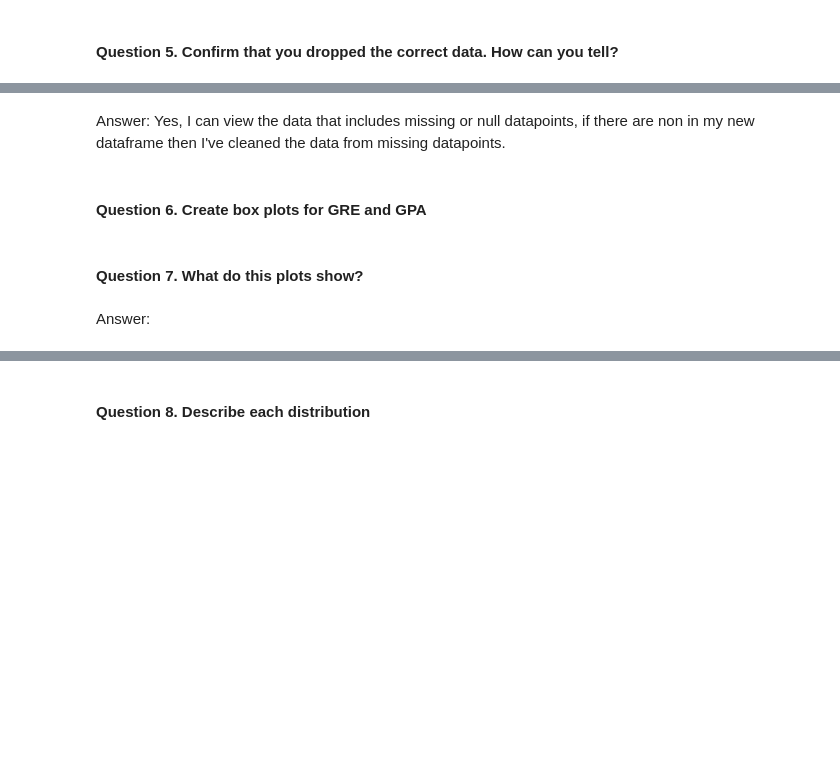
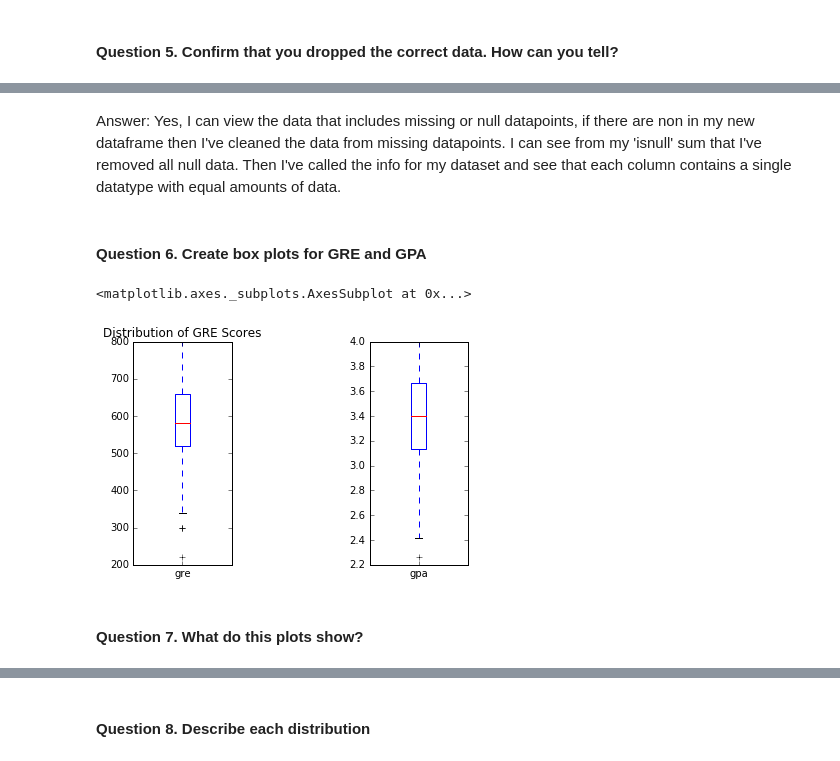
Before and after one commit to themp731/Projects, a Jupyter notebook: Project 2/project2.MP.ipynb, the cells around one changed output, grey strips where cells are left out. Saved outputs shown, nothing was run; the diff lists cells and outputs as text; code cells hidden in the pictures; blank space fills up the shorter version.

```diff
--- a/Project 2/project2.MP.ipynb
+++ b/Project 2/project2.MP.ipynb
@@ -69,4 +99,4 @@ df_clean = df_raw.dropna(how="any")
 # %% [markdown]
-Answer: Yes, I can view the data that includes missing or null datapoints, if there are non in my new dataframe then I've cleaned the data from missing datapoints.
+Answer: Yes, I can view the data that includes missing or null datapoints, if there are non in my new dataframe then I've cleaned the data from missing datapoints. I can see from my 'isnull' sum that I've removed all null data. Then I've called the info for my dataset and see that each column contains a single datatype with equal amounts of data.
 # %% [markdown]
 #### Question 6. Create box plots for GRE and GPA
@@ -77,4 +103,12 @@ Answer: Yes, I can view the data that includes missing or null datapoints, if th
+# %%
+plt.subplot(1,3,1)
+plt.title("Distribution of GRE Scores")
+df_clean["gre"].plot(kind="box")
+plt.subplot(1,3,3)
+("Distribution of GPA Scores")
+df_clean["gpa"].plot(kind="box")
+# %% [output]
+<matplotlib.axes._subplots.AxesSubplot at 0x...>
+[figure, added]
 # %% [markdown]
 #### Question 7. What do this plots show?
-# %% [markdown]
-Answer:
```
Also changed, not shown: parts of 34 cells of this notebook.
